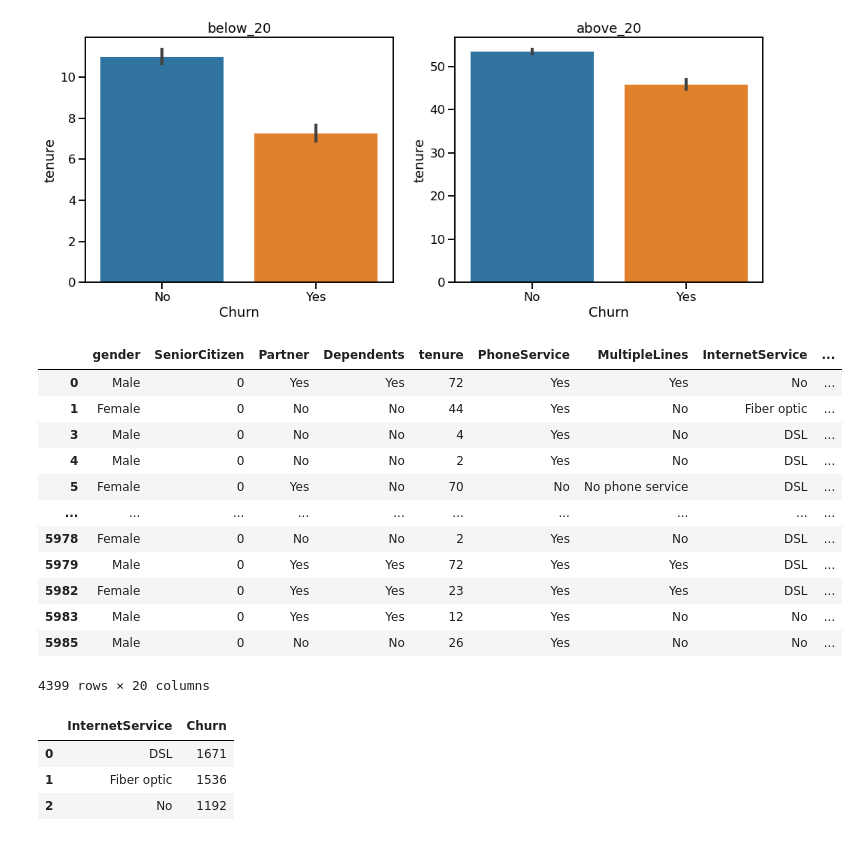
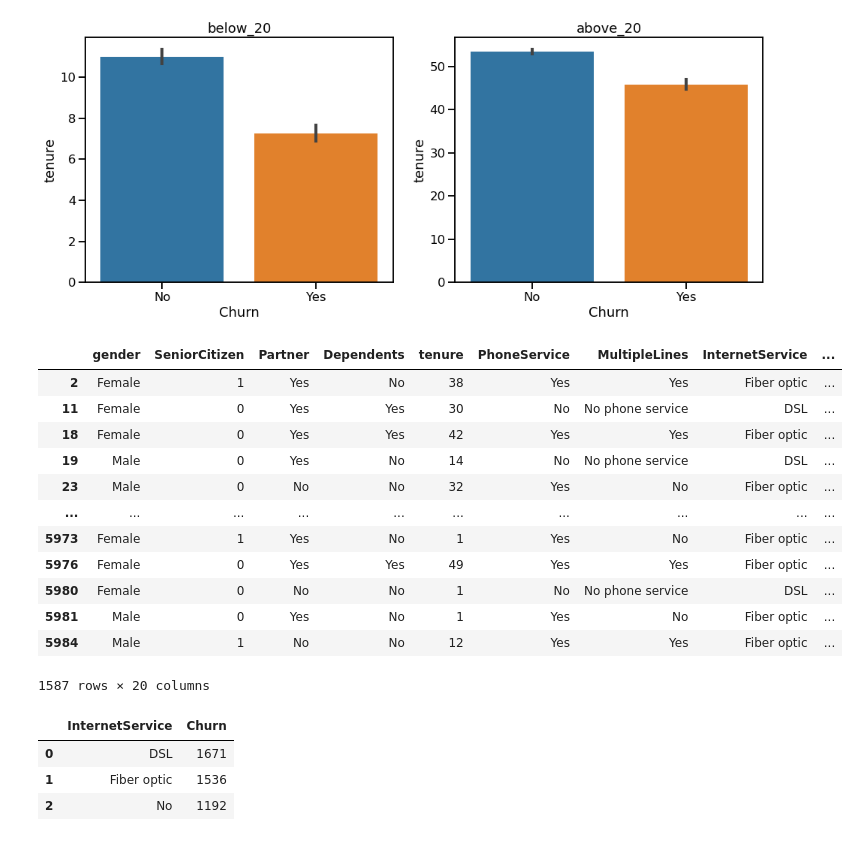
Before and after one commit to yateronald/Capston_projesct, a Jupyter notebook: final project.ipynb, the cells around one changed output. Saved outputs shown, nothing was run; the diff lists cells and outputs as text; code cells hidden in the pictures.

```diff
--- a/final project.ipynb
+++ b/final project.ipynb
@@ -189,22 +189,22 @@ plt.show()
 # %%
 churn_yes=data[data['Churn']=='Yes']
 churn_no=data[data['Churn']=='No']
-# %%
-churn_no
-# %% [output]
-|  | gender | SeniorCitizen | Partner | Dependents | tenure | PhoneService | MultipleLines | InternetService | ... |
-| 0 | Male | 0 | Yes | Yes | 72 | Yes | Yes | No | ... |
-| 1 | Female | 0 | No | No | 44 | Yes | No | Fiber optic | ... |
-| 3 | Male | 0 | No | No | 4 | Yes | No | DSL | ... |
-| 4 | Male | 0 | No | No | 2 | Yes | No | DSL | ... |
-| 5 | Female | 0 | Yes | No | 70 | No | No phone service | DSL | ... |
-| ... | ... | ... | ... | ... | ... | ... | ... | ... | ... |
-| 5978 | Female | 0 | No | No | 2 | Yes | No | DSL | ... |
-| 5979 | Male | 0 | Yes | Yes | 72 | Yes | Yes | DSL | ... |
-| 5982 | Female | 0 | Yes | Yes | 23 | Yes | Yes | DSL | ... |
-| 5983 | Male | 0 | Yes | Yes | 12 | Yes | No | No | ... |
-| 5985 | Male | 0 | No | No | 26 | Yes | No | No | ... |
-4399 rows × 20 columns
+# %%
+churn_yes
+# %% [output]
+|  | gender | SeniorCitizen | Partner | Dependents | tenure | PhoneService | MultipleLines | InternetService | ... |
+| 2 | Female | 1 | Yes | No | 38 | Yes | Yes | Fiber optic | ... |
+| 11 | Female | 0 | Yes | Yes | 30 | No | No phone service | DSL | ... |
+| 18 | Female | 0 | Yes | Yes | 42 | Yes | Yes | Fiber optic | ... |
+| 19 | Male | 0 | Yes | No | 14 | No | No phone service | DSL | ... |
+| 23 | Male | 0 | No | No | 32 | Yes | No | Fiber optic | ... |
+| ... | ... | ... | ... | ... | ... | ... | ... | ... | ... |
+| 5973 | Female | 1 | Yes | No | 1 | Yes | No | Fiber optic | ... |
+| 5976 | Female | 0 | Yes | Yes | 49 | Yes | Yes | Fiber optic | ... |
+| 5980 | Female | 0 | No | No | 1 | No | No phone service | DSL | ... |
+| 5981 | Male | 0 | Yes | No | 1 | Yes | No | Fiber optic | ... |
+| 5984 | Male | 1 | No | No | 12 | Yes | Yes | Fiber optic | ... |
+1587 rows × 20 columns
 # %%
 churn_no[['InternetService','Churn']].groupby('InternetService').count().reset_index()
 # %% [output]
```
Also changed, not shown: parts of 7 cells of this notebook.
